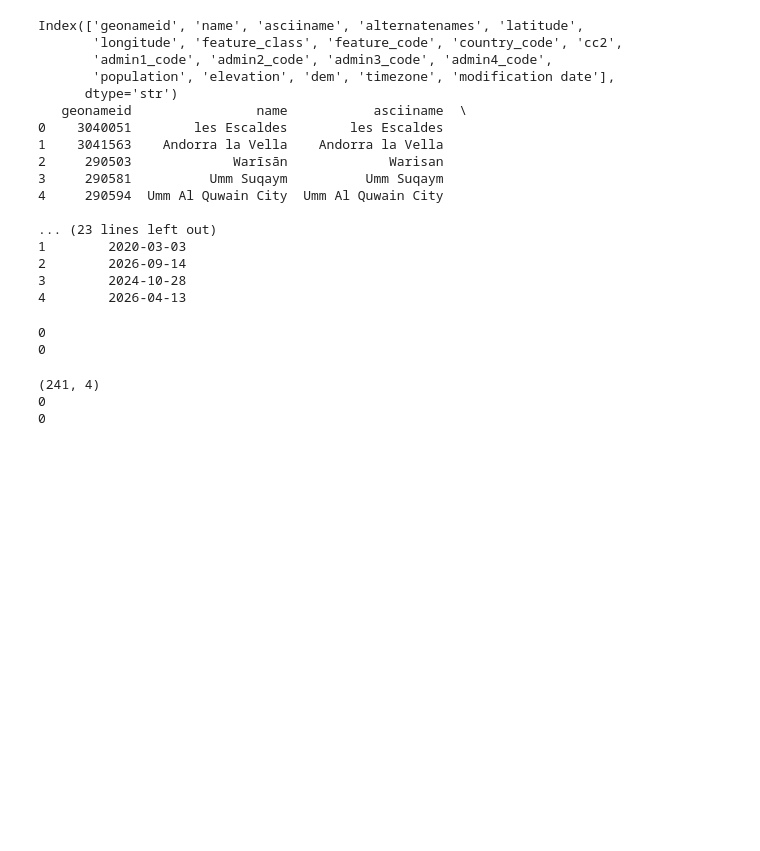
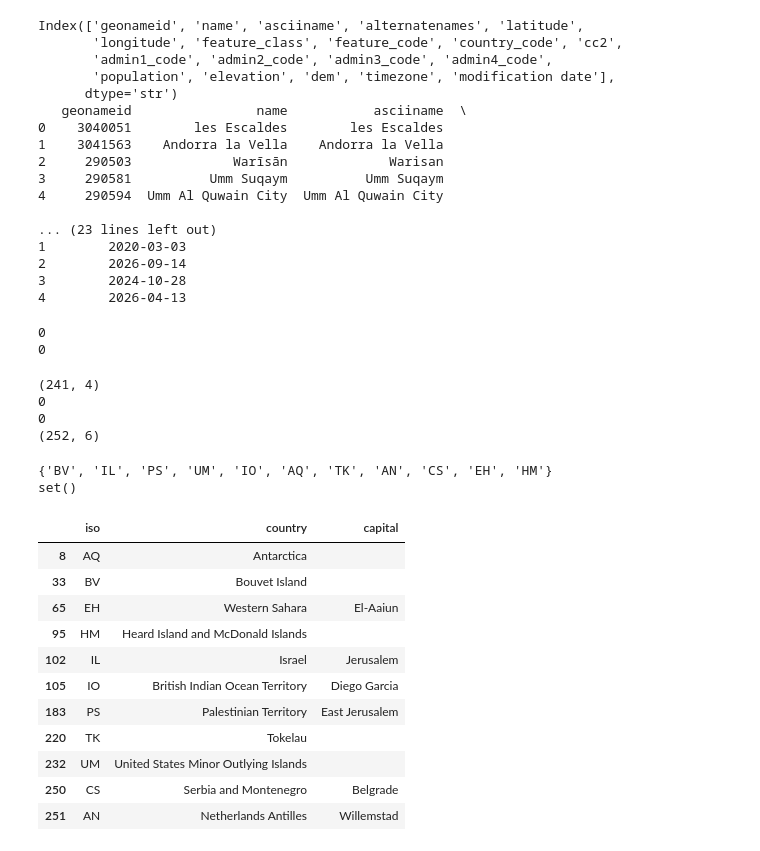
Before and after one commit to Mil4222/Final-Project, a Jupyter notebook: scripts/tea_cleaning/geo_cleaning.ipynb, the cells around one changed output. Cells and saved outputs as stored; diff of their text form; code cells hidden in the pictures; blank space fills up the shorter version.

```diff
--- a/scripts/tea_cleaning/geo_cleaning.ipynb
+++ b/scripts/tea_cleaning/geo_cleaning.ipynb
@@ -175,7 +175,32 @@ capitals_clean = capitals[["country_code", "capital", "capital_latitude", "capit
 print(capitals_clean.shape)
 print(capitals_clean["country_code"].isna().sum())
 print(capitals_clean["country_code"].duplicated().sum())
+print(countries_clean.shape)
 # %% [output]
 (241, 4)
 0
 0
+(252, 6)
+# %%
+# compare the datasets (iso) -> I will keep all countries for now
+countries_only = set(countries_clean["iso"]) - set(capitals_clean["country_code"])
+capitals_only = set(capitals_clean["country_code"]) - set(countries_clean["iso"])
+print(countries_only)
+print(capitals_only)
+
+countries_clean[countries_clean["iso"].isin(countries_only)][["iso", "country", "capital"]]
+# %% [output]
+{'BV', 'IL', 'PS', 'UM', 'IO', 'AQ', 'TK', 'AN', 'CS', 'EH', 'HM'}
+set()
+|  | iso | country | capital |
+| 8 | AQ | Antarctica |  |
+| 33 | BV | Bouvet Island |  |
+| 65 | EH | Western Sahara | El-Aaiun |
+| 95 | HM | Heard Island and McDonald Islands |  |
+| 102 | IL | Israel | Jerusalem |
+| 105 | IO | British Indian Ocean Territory | Diego Garcia |
+| 183 | PS | Palestinian Territory | East Jerusalem |
+| 220 | TK | Tokelau |  |
+| 232 | UM | United States Minor Outlying Islands |  |
+| 250 | CS | Serbia and Montenegro | Belgrade |
+| 251 | AN | Netherlands Antilles | Willemstad |
```
Also changed, not shown: parts of 6 cells of this notebook.
